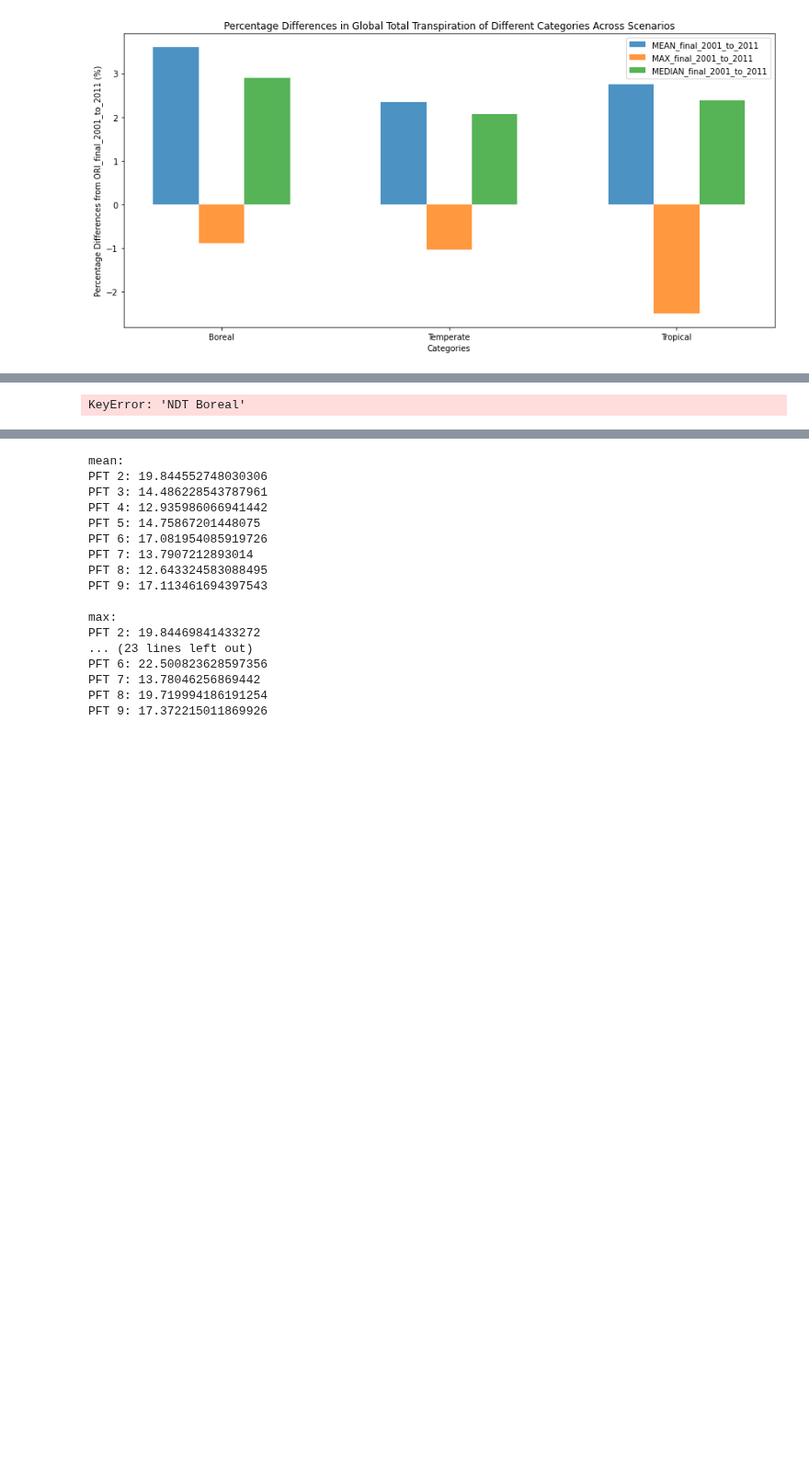
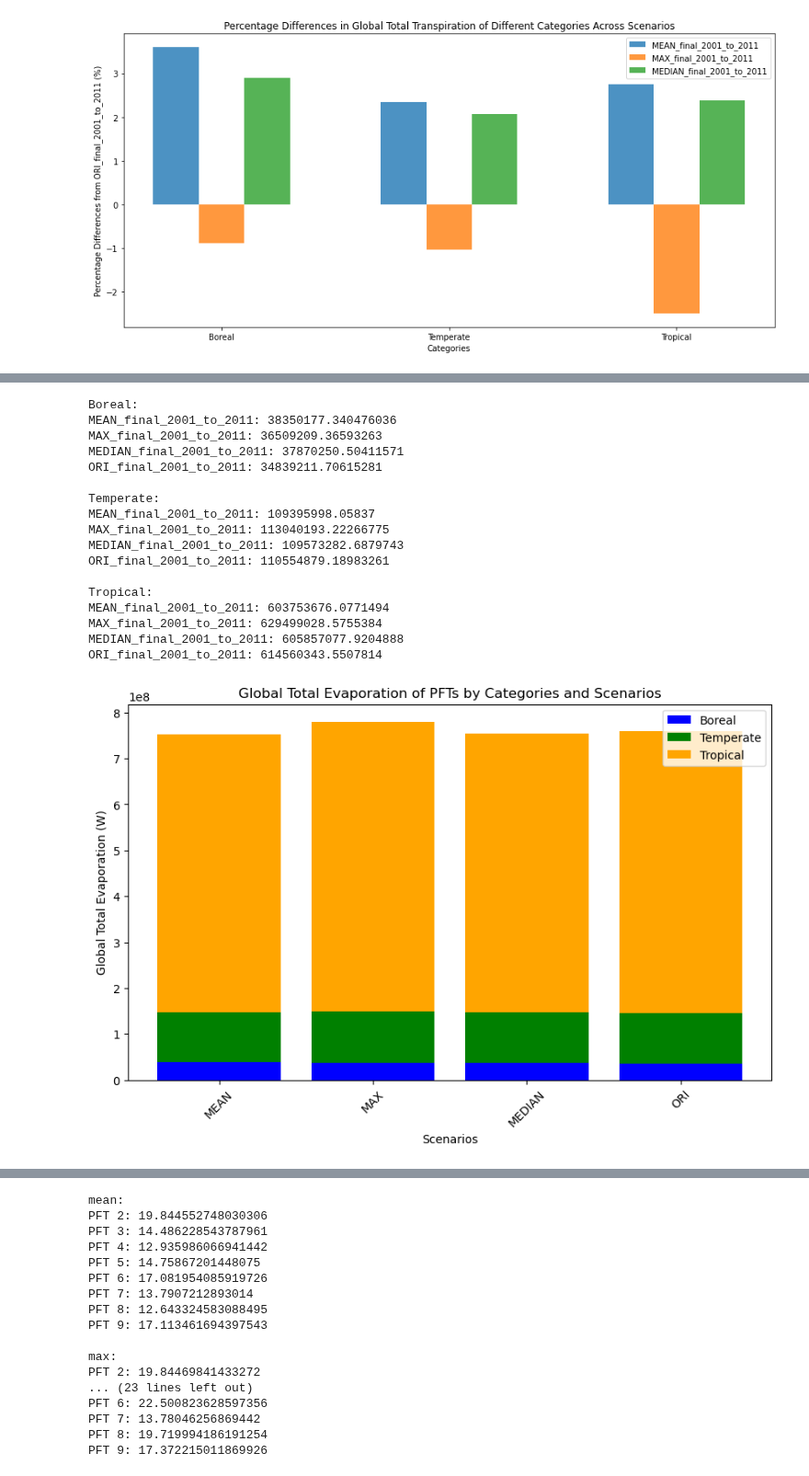
Before and after one commit to UW-GCRL/ET_CTH, a Jupyter notebook: ET compare with PFTs.ipynb, the cells around one changed output, grey strips where cells are left out. Shown at 92% size. Saved outputs shown, nothing was run; the diff lists cells and outputs as text; code cells hidden in the pictures; blank space fills up the shorter version.

```diff
--- a/ET compare with PFTs.ipynb
+++ b/ET compare with PFTs.ipynb
@@ -776,7 +776,7 @@ for category, pft_list in categories.items():
     category_totals[category] = {}
     for scenario in scenarios:
         category_totals[category][scenario] = sum(
-            [global_totals[scenario][pft_name] for pft_name in pft_list]
+            [global_totals_EV[scenario][pft_name] for pft_name in pft_list]
         )
 
 # Output results
@@ -786,34 +786,51 @@ for category in categories:
         print(f"{scenario}: {category_totals[category][scenario]}")
     print()
 
 import matplotlib.pyplot as plt
 
 # Set scene labels and colors
 scenarios = ['MEAN_final_2001_to_2011', 'MAX_final_2001_to_2011', 'MEDIAN_final_2001_to_2011', 'ORI_final_2001_to_2011']
 colors = {'Boreal': 'blue', 'Temperate': 'green', 'Tropical': 'orange'}
 scenarios_tag = ['MEAN', 'MAX', 'MEDIAN', 'ORI']
 # Initialize the data for the stacked bar chart
 bottoms = {scenario: 0 for scenario in scenarios}
 
 # Draw stacked bars
 fig, ax = plt.subplots(figsize=(10, 6),dpi = 100)
 for category in categories:
     values = [category_totals[category][scenario] for scenario in scenarios]
     ax.bar(scenarios, values, bottom=[bottoms[scenario] for scenario in scenarios], label=category, color=colors[category])
     for scenario in scenarios:
         bottoms[scenario] += category_totals[category][scenario]
     ax.set_xticklabels(list(scenarios_tag), rotation=45)
 
 # Set up titles, labels and legends
 ax.set_title('Global Total Evaporation of PFTs by Categories and Scenarios')
 ax.set_xlabel('Scenarios')
 ax.set_ylabel('Global Total Evaporation (W)')
 ax.legend()
 
 # Display graphics
 plt.show()
 # %% [output]
-KeyError: 'NDT Boreal'
+Boreal:
+MEAN_final_2001_to_2011: 38350177.340476036
+MAX_final_2001_to_2011: 36509209.36593263
+MEDIAN_final_2001_to_2011: 37870250.50411571
+ORI_final_2001_to_2011: 34839211.70615281
+
+Temperate:
+MEAN_final_2001_to_2011: 109395998.05837
+MAX_final_2001_to_2011: 113040193.22266775
+MEDIAN_final_2001_to_2011: 109573282.6879743
+ORI_final_2001_to_2011: 110554879.18983261
+
+Tropical:
+MEAN_final_2001_to_2011: 603753676.0771494
+MAX_final_2001_to_2011: 629499028.5755384
+MEDIAN_final_2001_to_2011: 605857077.9204888
+ORI_final_2001_to_2011: 614560343.5507814
+[figure, added]
 # %%
 # 1. create a dictionary that maps each PFT to the corresponding category
 pft_categories = {}
```
Also changed, not shown: parts of 7 cells of this notebook.
